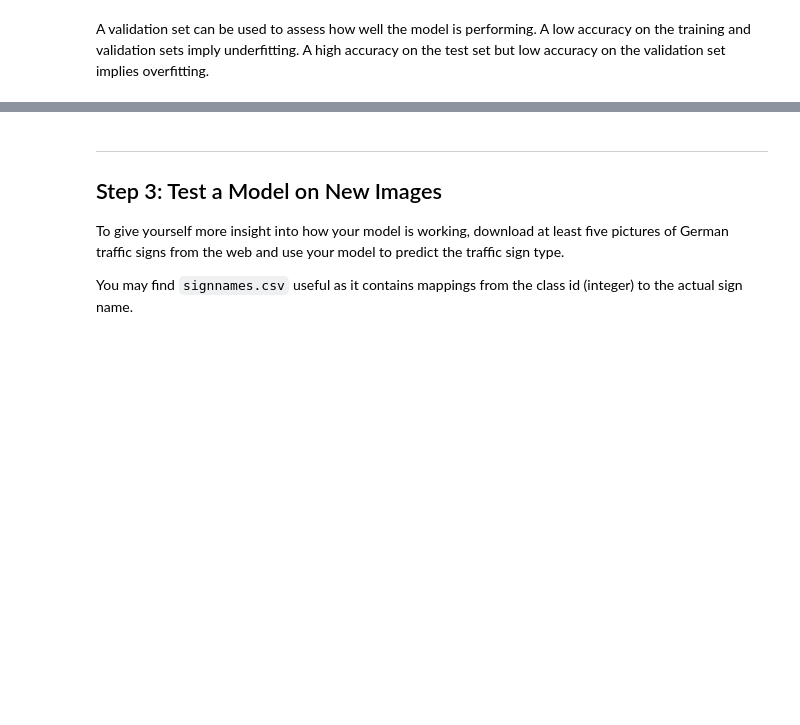
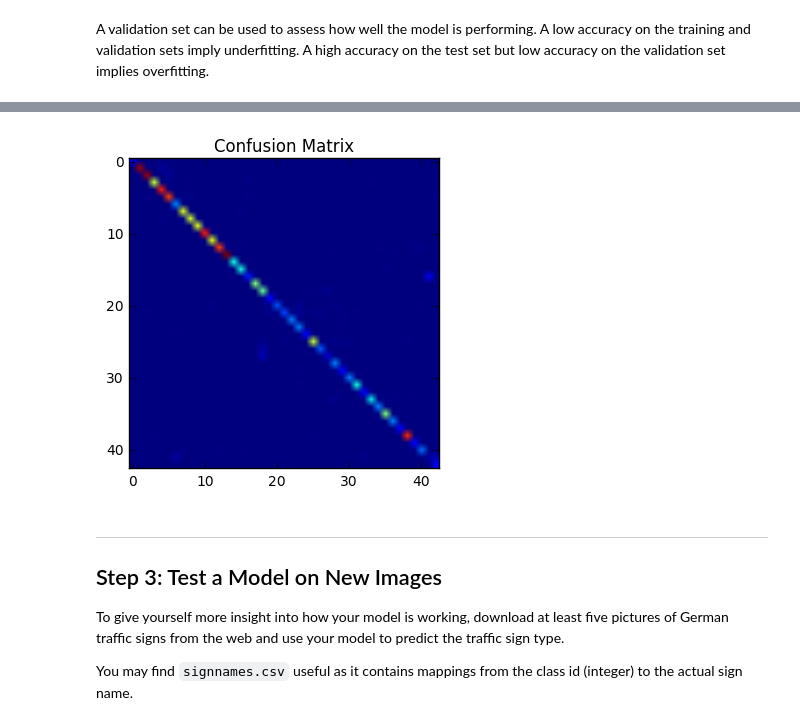
Before and after one commit to kadongre/CarND-Traffic-Sign-Classifier-Project, a Jupyter notebook: Traffic_Sign_Classifier.ipynb, the cells around one changed output, grey strips where cells are left out. Drawn from its saved outputs; the diff is of its cells as text; code cells hidden in the pictures; blank space fills up the shorter version.

Commit message:
incremental checkin for changes to evaluation function to print loss data and inference data to plot confusion matrix

```diff
--- a/Traffic_Sign_Classifier.ipynb
+++ b/Traffic_Sign_Classifier.ipynb
@@ -444,18 +509,21 @@ training_operation = optimizer.minimize(loss_operation)
 # %%
 #Setup the Model Evaluation
-correct_prediction = tf.equal(tf.argmax(logits, 1), tf.argmax(one_hot_y, 1))
-accuracy_operation = tf.reduce_mean(tf.cast(correct_prediction, tf.float32))
 saver = tf.train.Saver()
 
 def evaluate(X_data, y_data):
     num_examples = len(X_data)
     total_accuracy = 0
+    total_loss = 0
+    inference_data = np.array([])
     sess = tf.get_default_session()
     for offset in range(0, num_examples, BATCH_SIZE):
         batch_x, batch_y = X_data[offset:offset+BATCH_SIZE], y_data[offset:offset+BATCH_SIZE]
-        accuracy = sess.run(accuracy_operation, feed_dict={x: batch_x, y: batch_y})
+        accuracy, loss, inference = sess.run([accuracy_operation, loss_operation, inference_operation],
+                                             feed_dict={x: batch_x, y: batch_y})
         total_accuracy += (accuracy * len(batch_x))
-    return total_accuracy / num_examples
+        total_loss += (loss * len(batch_x))
+        inference_data = np.append(inference_data, inference)
+    return total_accuracy / num_examples, total_loss / num_examples, inference_data
 # %% [markdown]
 A validation set can be used to assess how well the model is performing. A low accuracy on the training and validation
 sets imply underfitting. A high accuracy on the test set but low accuracy on the validation set implies overfitting.
@@ -465,10 +533,10 @@ sets imply underfitting. A high accuracy on the test set but low accuracy on the
 ### Once a final model architecture is selected,
 ### the accuracy on the test set should be calculated and reported as well.
 ### Feel free to use as many code cells as needed.
-
+import time
 from sklearn.utils import shuffle
 
-EPOCHS = 40
+EPOCHS = 60
 BATCH_SIZE = 128
 
 with tf.Session() as sess:
@@ -478,16 +546,20 @@ with tf.Session() as sess:
     print("Training...")
     print()
     for i in range(EPOCHS):
+        start_time =  time.time()
         X_train_normalized, y_train_normalized = shuffle(X_train_normalized, y_train_normalized)
         for offset in range(0, num_examples, BATCH_SIZE):
             end = offset + BATCH_SIZE
             batch_x, batch_y = X_train_normalized[offset:end], y_train_normalized[offset:end]
             sess.run(training_operation, feed_dict={x: batch_x, y: batch_y})
 
-        validation_accuracy = evaluate(X_test_normalized, y_test_normalized)
-        print("EPOCH {} ...".format(i+1))
-        print("Validation Accuracy = {:.3f}".format(validation_accuracy))
+        validation_accuracy, validation_loss, inference_data = evaluate(X_test_normalized, y_test_normalized)
+        print("EPOCH {:2d}".format(i+1),
+              ": Validation Accuracy = {:.3f}".format(validation_accuracy),
+              ", Validation Loss = {:.3f}".format(validation_loss),
+              ", Time Taken = {:.2f} sec".format(time.time() - start_time)
+             )
         print()
 
-    saver.save(sess, './lenet')
+    saver.save(sess, './lenet_v2')
     print("Model saved")
@@ -493,0 +584,16 @@ with tf.Session() as sess:
+# %%
+#Evaluate the model accuracy on validation dataset
+from sklearn.metrics import confusion_matrix
+
+with tf.Session() as sess:
+    sess.run(tf.global_variables_initializer())
+    saver2 = tf.train.import_meta_graph('./lenet_v2.meta')
+    saver2.restore(sess, "./lenet_v2")
+
+    test_accuracy, test_loss, inference_data = evaluate(X_valid_normalized, y_valid_normalized)
+    print("Test Accuracy = {:.3f}".format(test_accuracy))
+    print("Test Loss = {:.3f}".format(test_loss))
+
+    plt.title('Confusion Matrix')
+    plt.imshow(confusion_matrix(y_true = y_valid_normalized, y_pred = inference_data))
+# %% [output]
@@ -494,3 +602,4 @@ with tf.Session() as sess:
+[figure, added]
 # %% [markdown]
 ---
 
```
Also changed, not shown: parts of 10 cells of this notebook.
